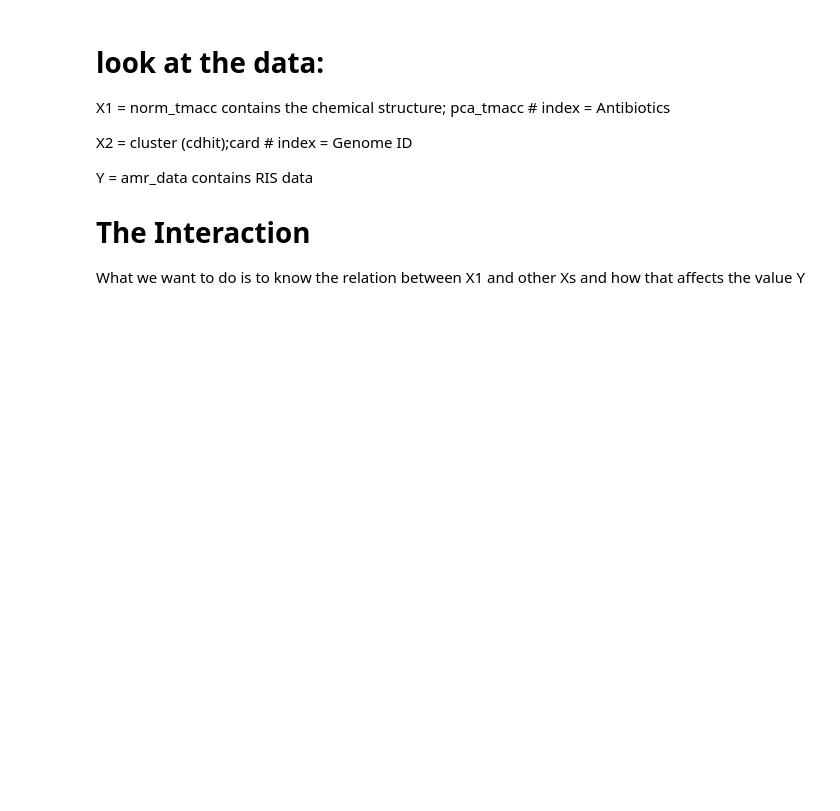
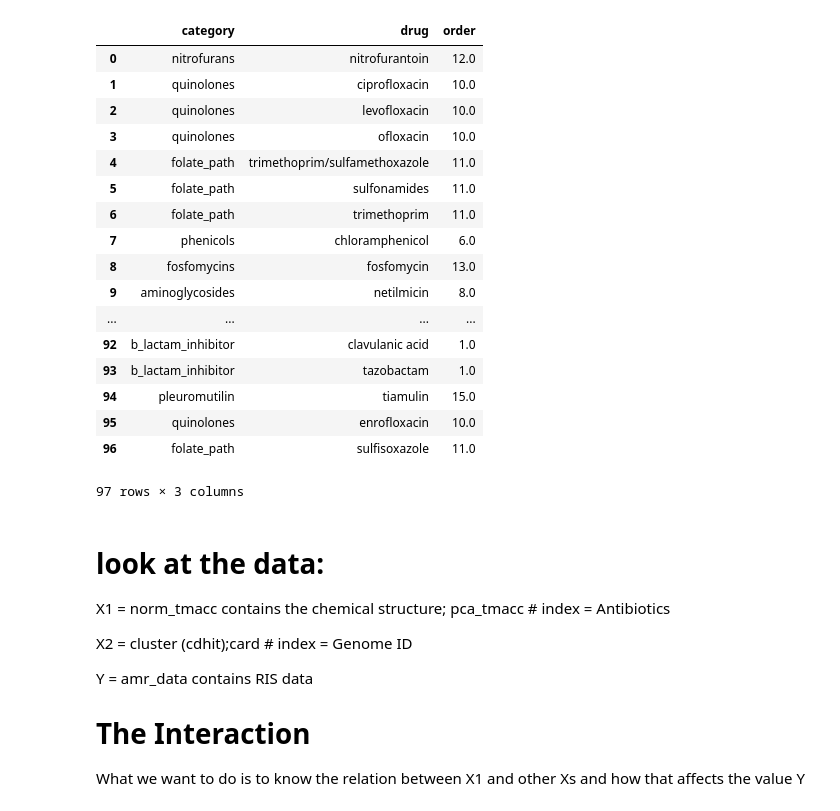
Before and after one commit to algaebrown/resistanceExp, a Jupyter notebook: visualization/exp6_chemical_structure/20180205-Drug by category.ipynb, the cells around one changed output. Cells and saved outputs as stored; diff of their text form; code cells hidden in the pictures; blank space fills up the shorter version.

```diff
--- a/visualization/exp6_chemical_structure/20180205-Drug by category.ipynb
+++ b/visualization/exp6_chemical_structure/20180205-Drug by category.ipynb
@@ -6,8 +6,27 @@ import numpy as np
 plt.style.use("ggplot")
 # plot inline
 %matplotlib inline
-# %%
-drug_class = pd.read_pickle('/home/hermuba/data/drug/anno_abx_class')
+# %%
+drug_class
+# %% [output]
+|  | category | drug | order |
+| 0 | nitrofurans | nitrofurantoin | 12.0 |
+| 1 | quinolones | ciprofloxacin | 10.0 |
+| 2 | quinolones | levofloxacin | 10.0 |
+| 3 | quinolones | ofloxacin | 10.0 |
+| 4 | folate_path | trimethoprim/sulfamethoxazole | 11.0 |
+| 5 | folate_path | sulfonamides | 11.0 |
+| 6 | folate_path | trimethoprim | 11.0 |
+| 7 | phenicols | chloramphenicol | 6.0 |
+| 8 | fosfomycins | fosfomycin | 13.0 |
+| 9 | aminoglycosides | netilmicin | 8.0 |
+| ... | ... | ... | ... |
+| 92 | b_lactam_inhibitor | clavulanic acid | 1.0 |
+| 93 | b_lactam_inhibitor | tazobactam | 1.0 |
+| 94 | pleuromutilin | tiamulin | 15.0 |
+| 95 | quinolones | enrofloxacin | 10.0 |
+| 96 | folate_path | sulfisoxazole | 11.0 |
+97 rows × 3 columns
 # %%
 dummy_drug = pd.get_dummies(drug_class, columns = ['category'])
 # %%
```
Also changed, not shown: 9 other files.
